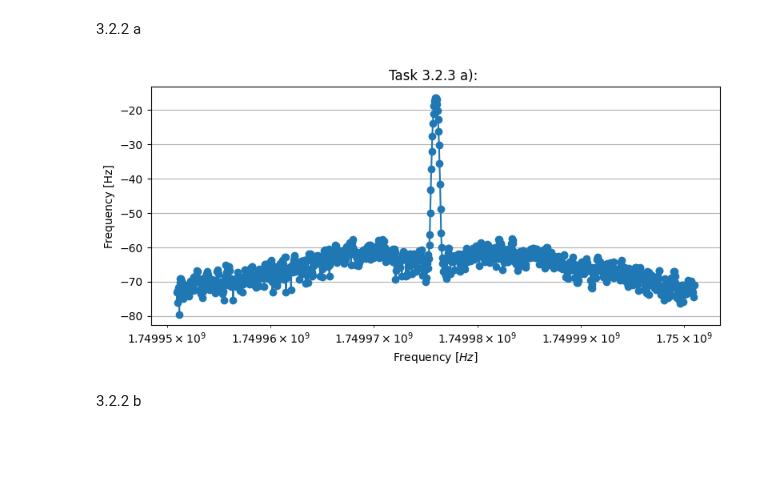
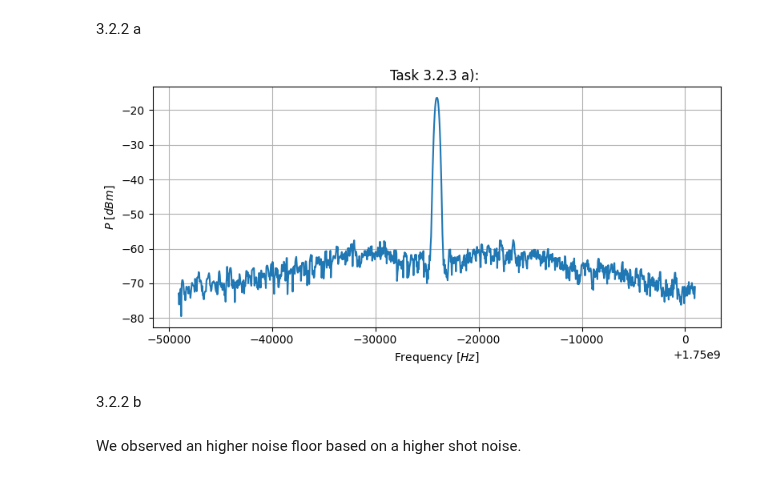
Before and after one commit to NortheLo/Microwave_Eng_Lab, a Jupyter notebook: Lab7_PLL/MWE_Lab7_Meas.ipynb, the cells around one changed output. Saved outputs shown, nothing was run; the diff lists cells and outputs as text; code cells hidden in the pictures; blank space fills up the shorter version.

```diff
--- a/Lab7_PLL/MWE_Lab7_Meas.ipynb
+++ b/Lab7_PLL/MWE_Lab7_Meas.ipynb
@@ -4,7 +4,6 @@ import numpy as np
 from numpy.typing import NDArray
 from pathlib import Path
 import matplotlib.pyplot as plt
-import pandas as pd
 
 V_p_p = 5
 
@@ -79,25 +78,25 @@ def scientific_2_str(value: float, unit: str = "Ω") -> str:
             return f"{formatted:.3g} {prefix}{unit}"
     return f"{value:.3g} {unit}"  # fallback for very small values
 
-
 def plot(x: NDArray,
              y: NDArray,
              title: str,
              x_label: str="Resistance [Ohm]",
              y_label: str="Frequency [Hz]",
              x_log: bool=False,
-             y_log: bool=False):
+             y_log: bool=False,
+             marker: str='o'):
 
     plt.figure(figsize=(8, 4))
 
     if x_log and y_log:
-        plt.loglog(x, y, marker='o')
+        plt.loglog(x, y, marker=marker)
     elif x_log:
-        plt.semilogx(x, y, marker='o')
+        plt.semilogx(x, y, marker=marker)
     elif y_log:
-        plt.semilogy(x, y, marker='o')
+        plt.semilogy(x, y, marker=marker)
     else:
-        plt.plot(x, y, marker='o')
+        plt.plot(x, y, marker=marker)
 
     plt.title(title)
     plt.xlabel(x_label)
@@ -291,15 +331,28 @@ Max. Hold Freq.: 200000 Hz
 # %%
 RBW = 1e3
 VBW = 30
 span = 50e3
 
 freq_offset = [1e3, 2e3, 5e3, 10e3, 25e3]
 
+# 0 neglected
+# 1 3.2.2 b 0.625mA
+# 2 3.2.2 b 2.5mA
+# 3 3.2.2 b 5mA
+# 4 same w/o shift 10Mhz
+# 5 same w/o shift 50MHz
+# 6 same w/o shift 100MHz
+# 7  shifted external ref 10MHz
+# 8  shifted external ref 50MHz
+# 9  shifted external ref 100MHz
+
 meta_data, freq_bins, pwr_bins = read_spec_csv("Meassurements_Spectrum_Analyzer/Ampcor_0000.csv")
 
 title = "Task 3.2.3 a): "
-plot(freq_bins, pwr_bins, title, x_label="Frequency $[Hz]$")
+plot(freq_bins, pwr_bins, title, x_label="Frequency $[Hz]$", y_label=r"$P$ $[dBm]$", marker="None")
 # %% [output]
-[figure, old version]
+[figure, new version]
 # %% [markdown]
 3.2.2 b
+# %% [markdown]
+We observed an higher noise floor based on a higher shot noise.
```
Also changed, not shown: parts of 5 cells of this notebook, 1 other file.
